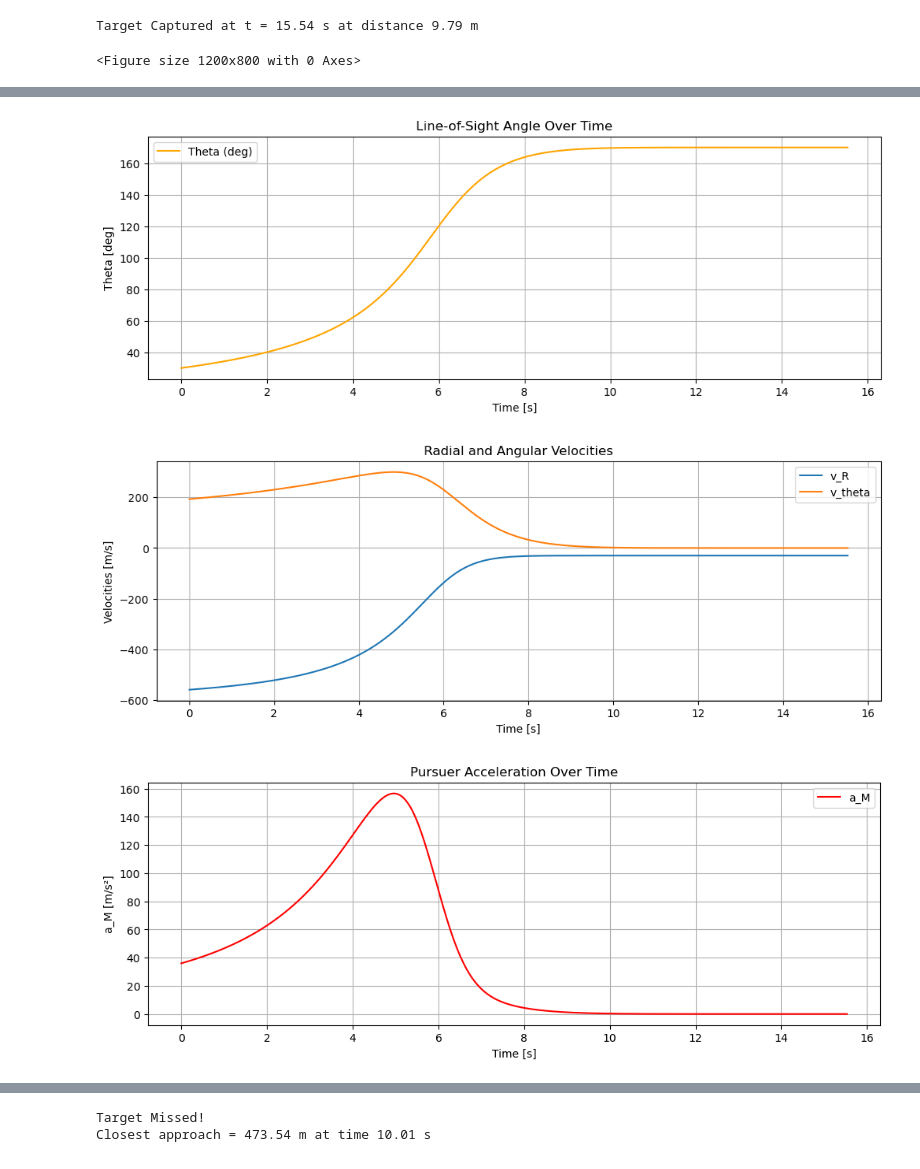
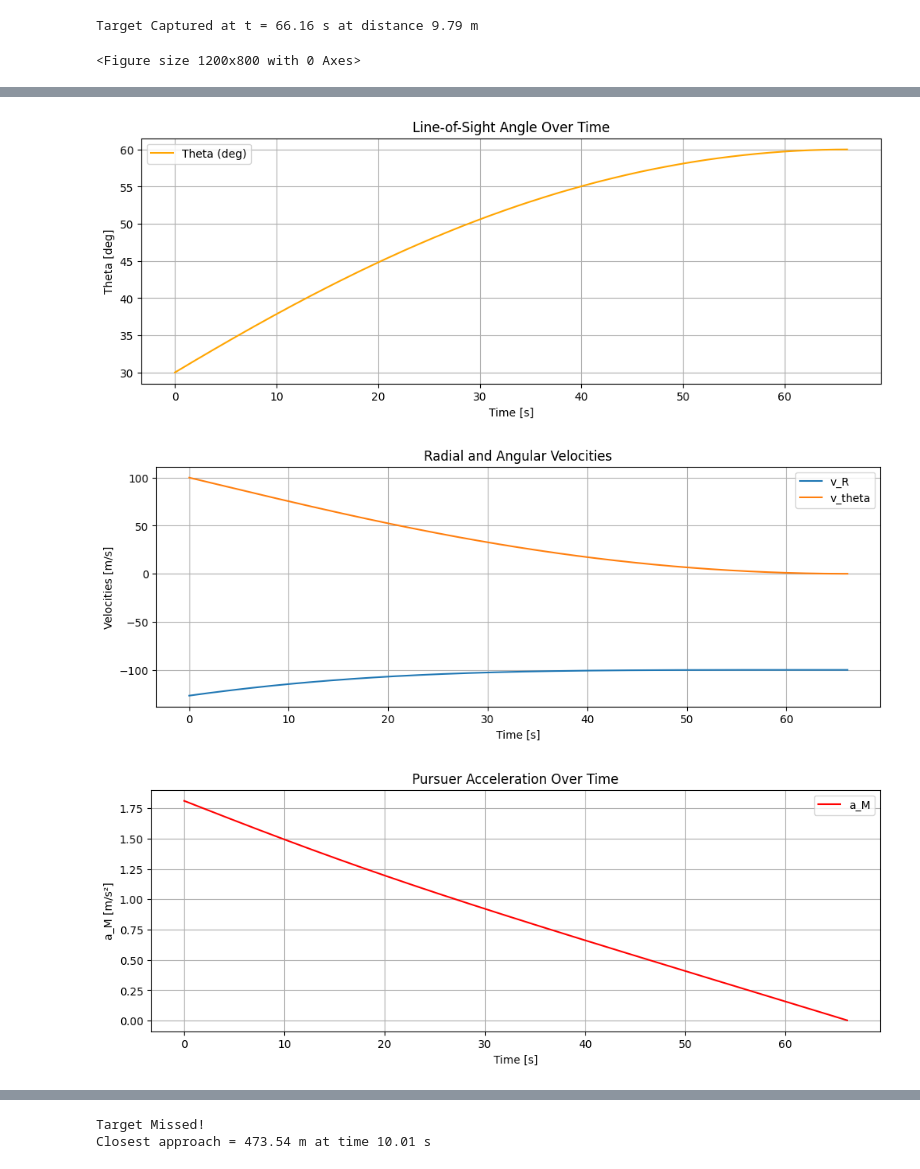
Before and after one commit to Prithish20/as5570-Principles-of-Guidance-of-Autonoumous-Vehicles, a Jupyter notebook: assignment-1/Assignment-1.ipynb, the cells around one changed output, grey strips where cells are left out. Saved outputs shown, nothing was run; the diff lists cells and outputs as text; code cells hidden in the pictures.

```diff
--- a/assignment-1/Assignment-1.ipynb
+++ b/assignment-1/Assignment-1.ipynb
@@ -3,20 +3,20 @@ import numpy as np
 import matplotlib.pyplot as plt
 
 # Defining variables
-r = 3000
+r = 7000
 
-v_T = 300
-nu = 1.1
+v_T = 200
+nu = 1.5
 v_P = nu * v_T
 
 theta = np.deg2rad(30)
-alpha_T = np.deg2rad(170)
+alpha_T = np.deg2rad(60)
 delta = np.deg2rad(0) # Pure Pursuit
 alpha_P = theta + delta
 
 t = 0
 dt = 0.01
-Tmax = 60
+Tmax = 100
 
 vx_T = v_T * np.cos(alpha_T)
 vy_T = v_T * np.sin(alpha_T)
@@ -131,6 +131,16 @@ plt.title("Pursuer Acceleration Over Time")
 plt.grid(True)
 plt.legend()
 plt.show()
+
+# --- 5) VR vTheta ---
+plt.figure(figsize=(12,4))
+plt.plot(v_theta_points, v_R_points, label="a_M", color="r")
+plt.xlabel("Time [s]")
+plt.ylabel("a_M [m/s²]")
+plt.title("Vr Vs Vtheta")
+plt.grid(True)
+plt.legend()
+plt.show()
 # %% [output]
-Target Captured at t = 15.54 s at distance 9.79 m
+Target Captured at t = 66.16 s at distance 9.79 m
 <Figure size 1200x800 with 0 Axes>
@@ -138,3 +148,3 @@ Target Captured at t = 15.54 s at distance 9.79 m
-[figure, old version]
+[figure, new version]
-[figure, old version]
+[figure, new version]
-[figure, old version]
+[figure, new version]
```
Also changed, not shown: parts of 3 cells of this notebook, 17 other files.
